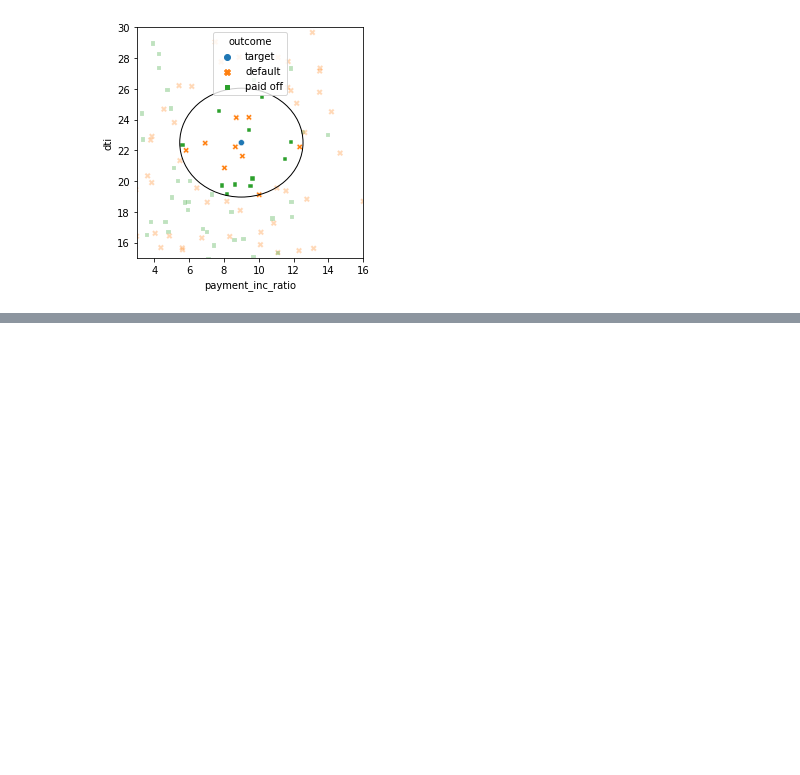
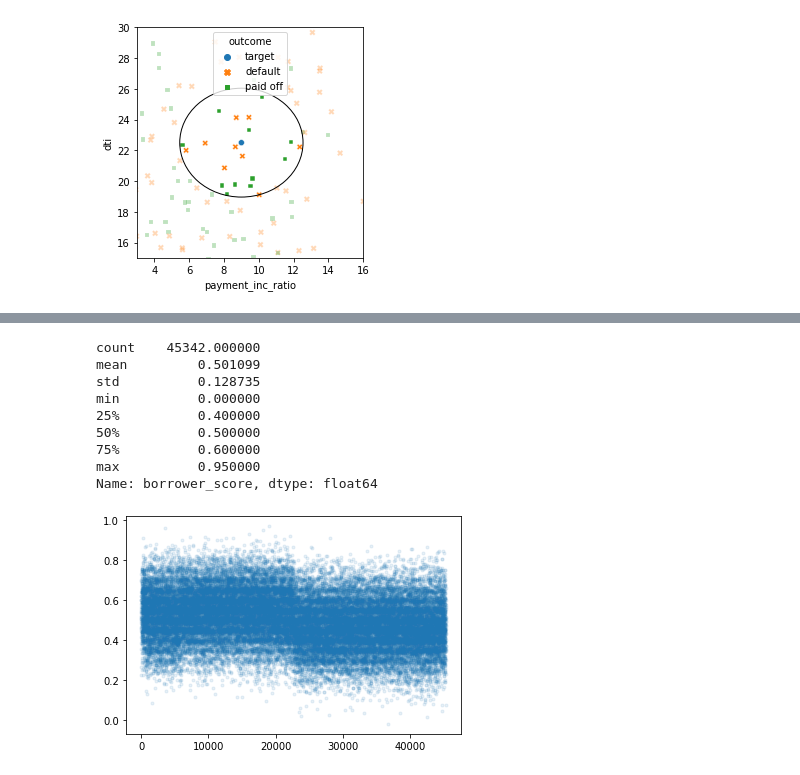
Before and after one commit to beauvilerobed/statistics-for-data-science, a Jupyter notebook: 6_StatisticalMachineLearning.ipynb, the cells around one changed output, grey strips where cells are left out. Drawn from its saved outputs; the diff is of its cells as text; code cells hidden in the pictures; blank space fills up the shorter version.

```diff
--- a/6_StatisticalMachineLearning.ipynb
+++ b/6_StatisticalMachineLearning.ipynb
@@ -132,0 +237,33 @@ plt.show()
+# %%
+loan_data = pd.read_csv(LOAN_DATA_CSV)
+loan_data = loan_data.drop(columns=['Unnamed: 0', 'status'])
+loan_data['outcome'] = pd.Categorical(loan_data['outcome'],
+                                      categories=['paid off', 'default'],
+                                      ordered=True)
+
+predictors = ['dti', 'revol_bal', 'revol_util', 'open_acc',
+              'delinq_2yrs_zero', 'pub_rec_zero']
+outcome = 'outcome'
+
+X = loan_data[predictors]
+y = loan_data[outcome]
+
+knn = KNeighborsClassifier(n_neighbors=20)
+knn.fit(X, y)
+plt.scatter(range(len(X)), [bs + random.gauss(0, 0.015) for bs in knn.predict_proba(X)[:,0]],
+            alpha=0.1, marker='.')
+knn.predict_proba(X)[:, 0]
+
+loan_data['borrower_score'] = knn.predict_proba(X)[:, 0]
+print(loan_data['borrower_score'].describe())
+# %% [output]
+count    45342.000000
+mean         0.501099
+std          0.128735
+min          0.000000
+25%          0.400000
+50%          0.500000
+75%          0.600000
+max          0.950000
+Name: borrower_score, dtype: float64
+[figure, added]
```
Also changed, not shown: parts of 14 cells of this notebook.
